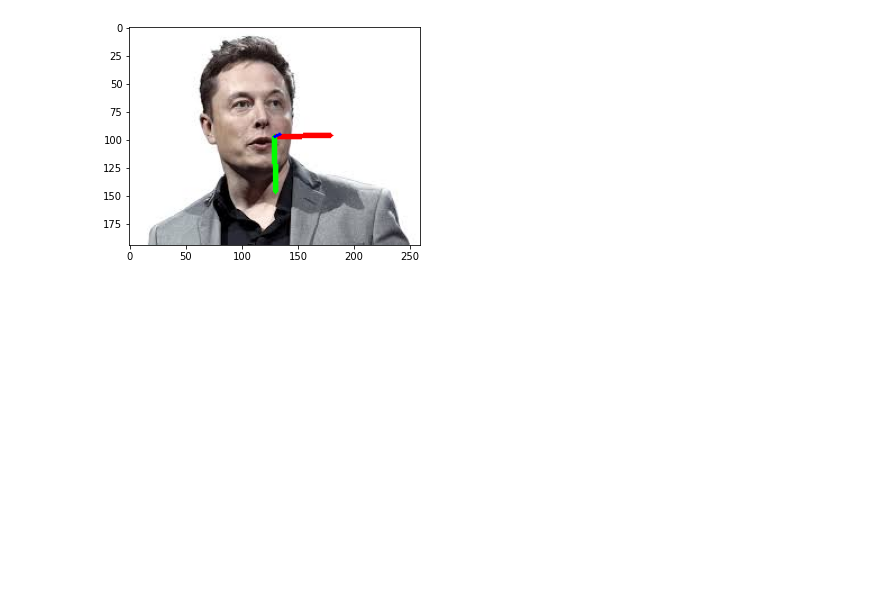
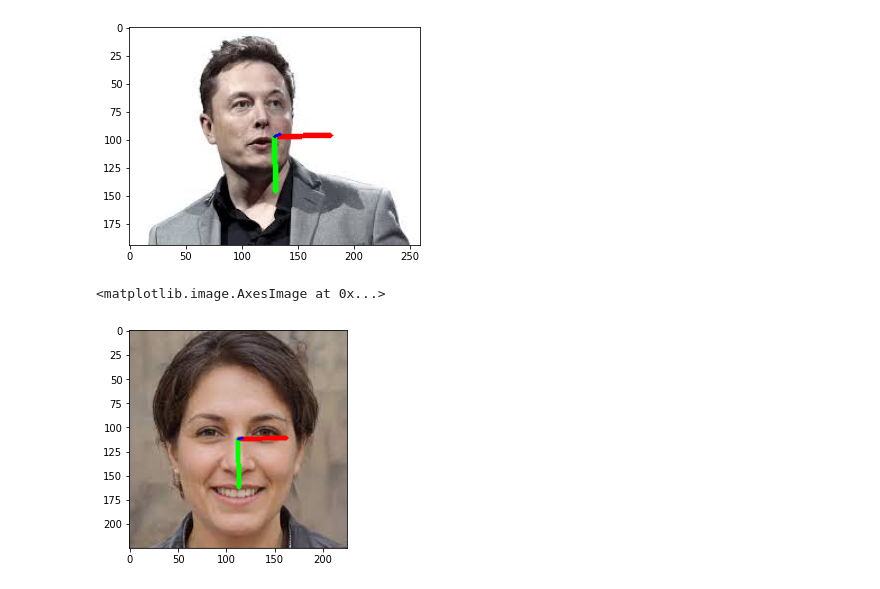
Before and after one commit to zahraa57/Machine-Learning-1-Course-Project, a Jupyter notebook: modeling.ipynb, the cells around one changed output. Drawn from its saved outputs; the diff is of its cells as text; code cells hidden in the pictures; blank space fills up the shorter version.

```diff
--- a/modeling.ipynb
+++ b/modeling.ipynb
@@ -34,9 +46,9 @@ features_validation, features_test, labels_validation, labels_test = train_test_
 svr = MultiOutputRegressor(SVR())
 parameters = {'estimator__kernel': ['rbf'], 'estimator__C':[10,20],'estimator__gamma': [1e-7, 1e-10],'estimator__epsilon':[0.1,0.05]}
 svr_gs = GridSearchCV(svr, parameters)
-svr_gs.fit(features_train,labels_train)
+#svr_gs.fit(features_train,labels_train)
 #clf.best_params_
-svr_gs.score(features_validation,labels_validation)
+#svr_gs.score(features_validation,labels_validation)
 # %% [output]
 -0.0001460831633179153
 # %%
@@ -72,15 +71,17 @@ warnings.filterwarnings('ignore')
 # %%
-x=[]
-y=[]
-image = cv2.imread("/content/drive/MyDrive/data/images.jpg")
-mp_face_mesh=mp.solutions.face_mesh.FaceMesh()
-result=mp_face_mesh.process(image)
-height,width,_=image.shape
-if result.multi_face_landmarks != None:
-  for facial_landmarks in result.multi_face_landmarks:
-    for i in range(0,468):
-      pt1=facial_landmarks.landmark[i]
-      #print(pt1)
-      x.append(pt1.x)
-      y.append(pt1.y)
-z=pd.DataFrame(np.array([*x,*y]).reshape(1,-1))
+def feature_extract(image):
+  x=[]
+  y=[]
+
+  mp_face_mesh=mp.solutions.face_mesh.FaceMesh()
+  result=mp_face_mesh.process(image)
+  height,width,_=image.shape
+  if result.multi_face_landmarks != None:
+    for facial_landmarks in result.multi_face_landmarks:
+      for i in range(0,468):
+        pt1=facial_landmarks.landmark[i]
+        #print(pt1)
+        x.append(pt1.x)
+        y.append(pt1.y)
+  z=pd.DataFrame(np.array([*x,*y]).reshape(1,-1))
+  return z
@@ -120,3 +122,12 @@ plt.imshow(cv2.cvtColor(res_img, cv2.COLOR_BGR2RGB))
 # %% [output]
 <matplotlib.image.AxesImage at 0x...>
 [figure]
+# %%
+image = cv2.imread("/content/drive/MyDrive/data/download.jpg")
+z= feature_extract(image)
+y=PIPE_LINE_svr.predict(z)
+res_img=draw_axis(np.asarray(image),y[0][0],y[0][1],y[0][2])
+plt.imshow(cv2.cvtColor(res_img, cv2.COLOR_BGR2RGB))
+# %% [output]
+<matplotlib.image.AxesImage at 0x...>
+[figure, added]
```
Also changed, not shown: parts of 9 cells of this notebook.
